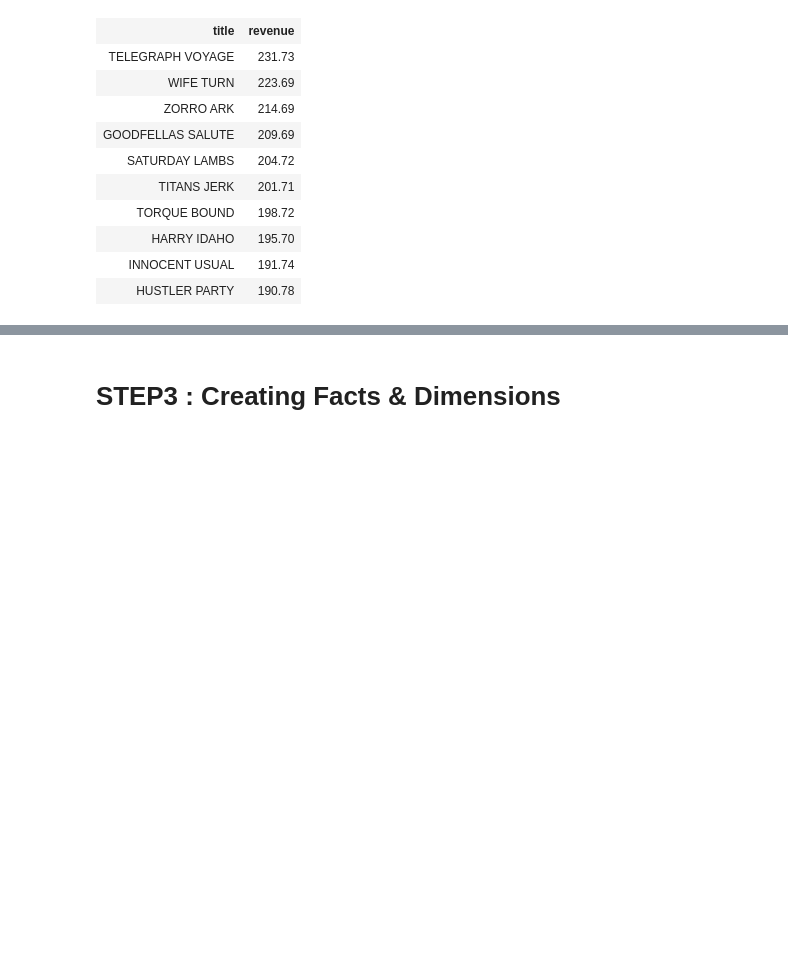
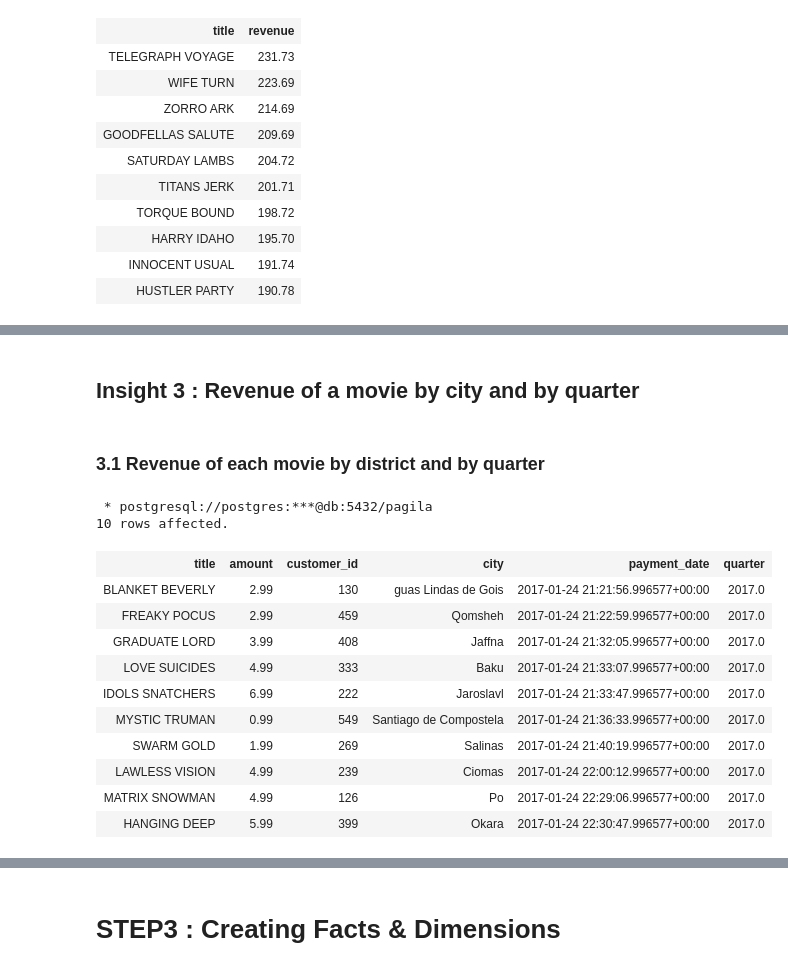
Before and after one commit to novelari/hello_dwh, a Jupyter notebook: scripts/Demo01-3NF_Schema_Exploration.ipynb, the cells around one changed output, grey strips where cells are left out. Saved outputs shown, nothing was run; the diff lists cells and outputs as text; code cells hidden in the pictures; blank space fills up the shorter version.

```diff
--- a/scripts/Demo01-3NF_Schema_Exploration.ipynb
+++ b/scripts/Demo01-3NF_Schema_Exploration.ipynb
@@ -247 +279,31 @@ limit 10;
+# %% [markdown]
+## Insight 3 : Revenue of a movie by city and by quarter
+# %% [markdown]
+### 3.1 Revenue of each movie by district and by quarter
+# %%
+%%sql
+SELECT f.title, p.amount, p.customer_id, ci.city, p.payment_date,EXTRACT(year FROM p.payment_date) as quarter
+FROM payment p
+JOIN rental r    ON ( p.rental_id = r.rental_id )
+JOIN inventory i ON ( r.inventory_id = i.inventory_id )
+JOIN film f ON ( i.film_id = f.film_id)
+JOIN customer c  ON ( p.customer_id = c.customer_id )
+JOIN address a ON ( c.address_id = a.address_id )
+JOIN city ci ON ( a.city_id = ci.city_id )
+order by p.payment_date
+limit 10;
+# %% [output]
+ * postgresql://postgres:***@db:5432/pagila
+10 rows affected.
+| title | amount | customer_id | city | payment_date | quarter |
+| BLANKET BEVERLY | 2.99 | 130 | guas Lindas de Gois | 2017-01-24 21:21:56.996577+00:00 | 2017.0 |
+| FREAKY POCUS | 2.99 | 459 | Qomsheh | 2017-01-24 21:22:59.996577+00:00 | 2017.0 |
+| GRADUATE LORD | 3.99 | 408 | Jaffna | 2017-01-24 21:32:05.996577+00:00 | 2017.0 |
+| LOVE SUICIDES | 4.99 | 333 | Baku | 2017-01-24 21:33:07.996577+00:00 | 2017.0 |
+| IDOLS SNATCHERS | 6.99 | 222 | Jaroslavl | 2017-01-24 21:33:47.996577+00:00 | 2017.0 |
+| MYSTIC TRUMAN | 0.99 | 549 | Santiago de Compostela | 2017-01-24 21:36:33.996577+00:00 | 2017.0 |
+| SWARM GOLD | 1.99 | 269 | Salinas | 2017-01-24 21:40:19.996577+00:00 | 2017.0 |
+| LAWLESS VISION | 4.99 | 239 | Ciomas | 2017-01-24 22:00:12.996577+00:00 | 2017.0 |
+| MATRIX SNOWMAN | 4.99 | 126 | Po | 2017-01-24 22:29:06.996577+00:00 | 2017.0 |
+| HANGING DEEP | 5.99 | 399 | Okara | 2017-01-24 22:30:47.996577+00:00 | 2017.0 |
 # %%
```
Also changed, not shown: parts of 17 cells of this notebook, 1 other file.
